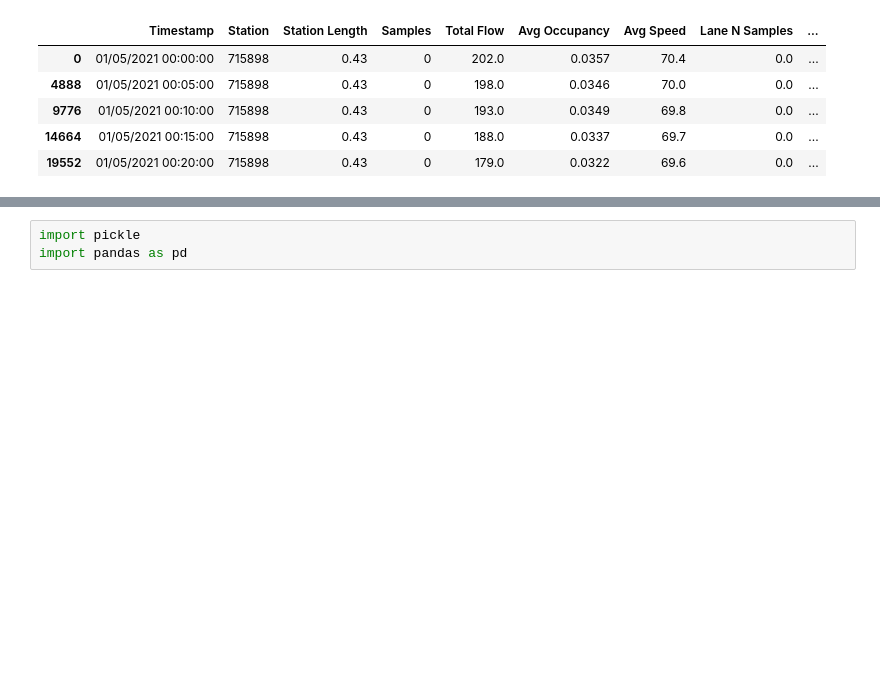
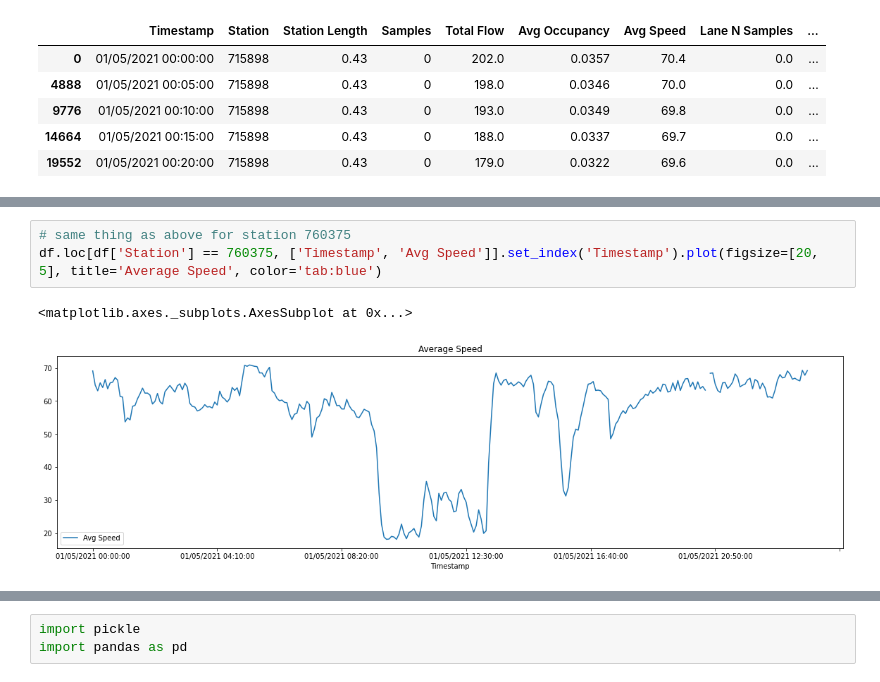
Before and after one commit to amanichopra/traffic-speed-forecasting, a Jupyter notebook: EDA.ipynb, the cells around one changed output, grey strips where cells are left out. Saved outputs shown, nothing was run; the diff lists cells and outputs as text; blank space fills up the shorter version.

```diff
--- a/EDA.ipynb
+++ b/EDA.ipynb
@@ -193,0 +187,6 @@ px.line(df[df['Station'] == station_most_speed_readings], x='Timestamp', y='Avg
+# %%
+# same thing as above for station 760375
+df.loc[df['Station'] == 760375, ['Timestamp', 'Avg Speed']].set_index('Timestamp').plot(figsize=[20, 5], title='Average Speed', color='tab:blue')
+# %% [output]
+<matplotlib.axes._subplots.AxesSubplot at 0x...>
+[figure, added]
```
Also changed, not shown: parts of 37 cells of this notebook, 4 other files.
